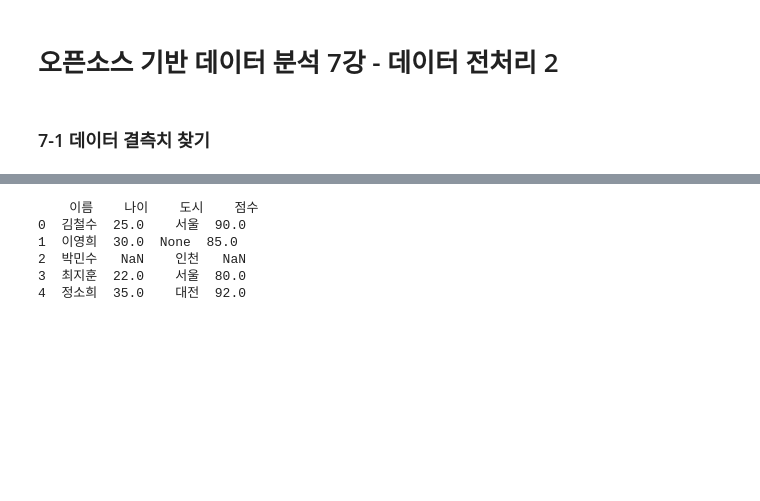
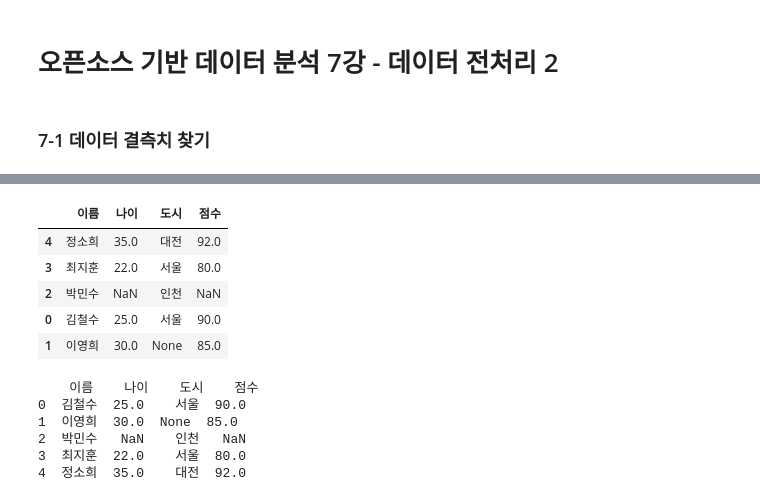
Before and after one commit to JOYCE1216/Data-Analysis-with-Open-Source, a Jupyter notebook: 오픈소스_데이터_분석_7강.ipynb, the cells around one changed output, grey strips where cells are left out. Saved outputs shown, nothing was run; the diff lists cells and outputs as text; code cells hidden in the pictures; blank space fills up the shorter version.

```diff
--- a/오픈소스_데이터_분석_7강.ipynb
+++ b/오픈소스_데이터_분석_7강.ipynb
@@ -7,3 +25,14 @@
+# %%
+new_ord = [4,3,2,0,1]
+df = df.reindex(new_ord)
+df
+# %% [output]
+|  | 이름 | 나이 | 도시 | 점수 |
+| 4 | 정소희 | 35.0 | 대전 | 92.0 |
+| 3 | 최지훈 | 22.0 | 서울 | 80.0 |
+| 2 | 박민수 | NaN | 인천 | NaN |
+| 0 | 김철수 | 25.0 | 서울 | 90.0 |
+| 1 | 이영희 | 30.0 | None | 85.0 |
 # %%
 import pandas as pd
 import numpy as np
```
Also changed, not shown: parts of 7 cells of this notebook.
